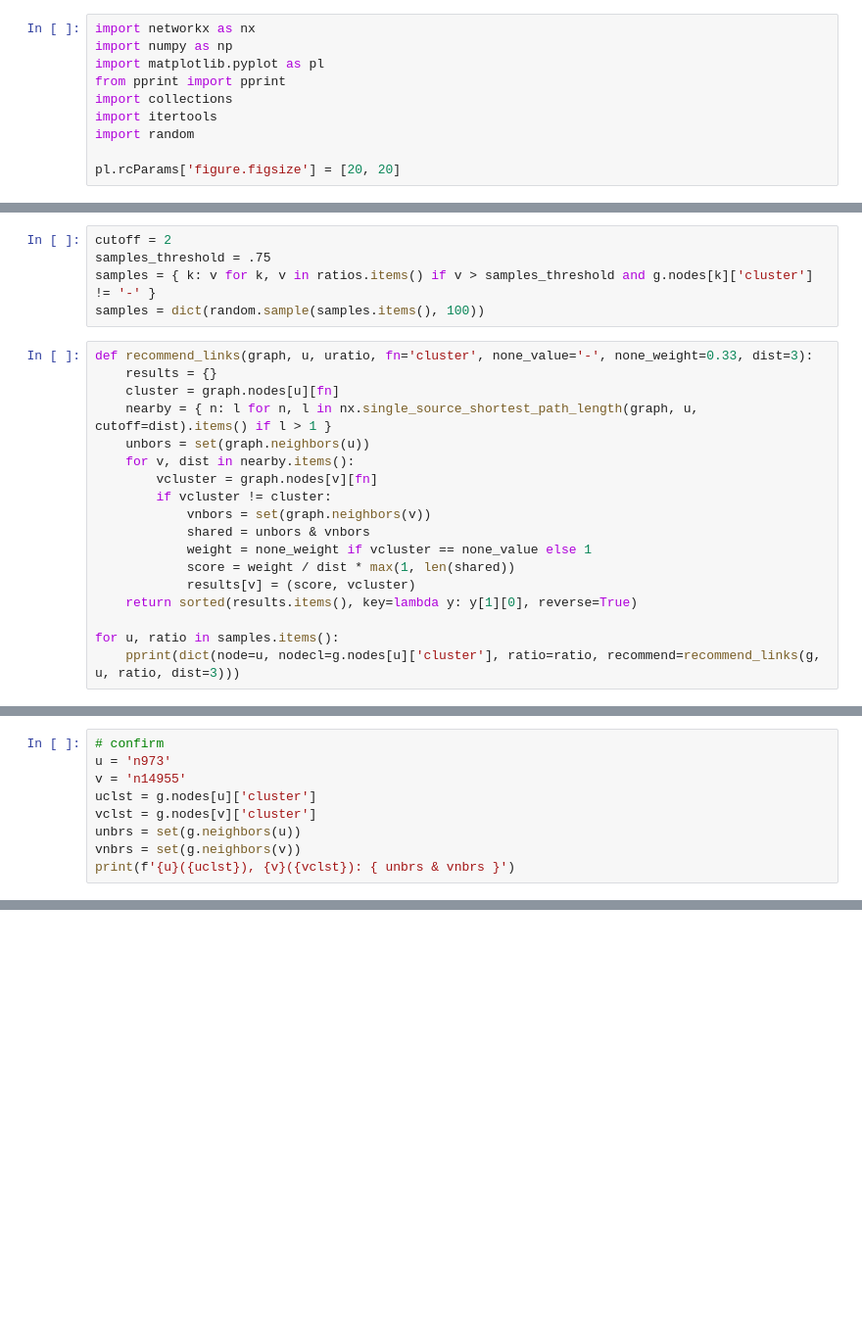
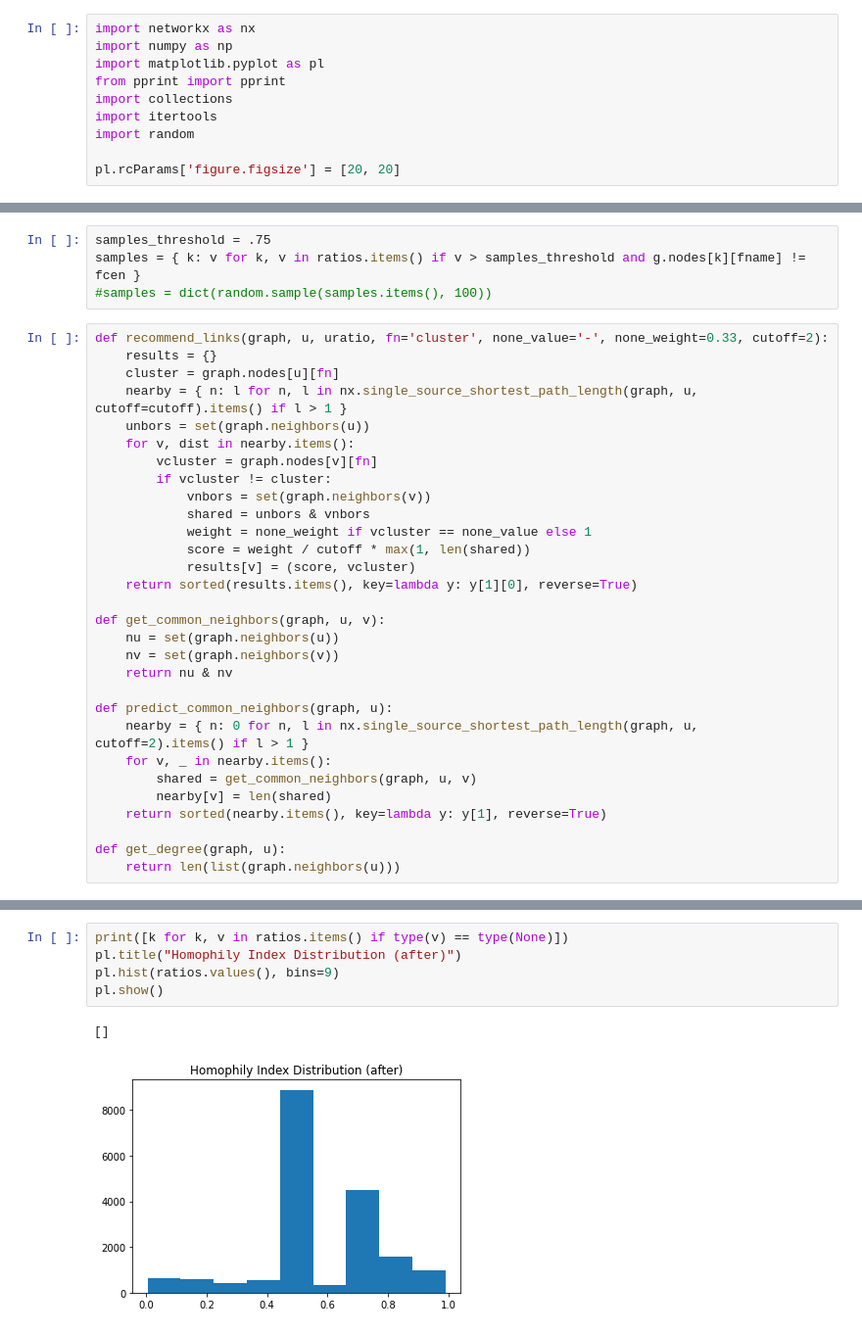
Before and after one commit to cvolny/infonet-politics, a Jupyter notebook: twitter_network.ipynb, the cells around one changed output, grey strips where cells are left out. Shown: that part at 98% size. Cells and saved outputs as stored; diff of their text form; blank space fills up the shorter version.

```diff
--- a/twitter_network.ipynb
+++ b/twitter_network.ipynb
@@ -158,13 +171,12 @@ n7472   109  0.51
 # %%
-cutoff = 2
 samples_threshold = .75
-samples = { k: v for k, v in ratios.items() if v > samples_threshold and g.nodes[k]['cluster'] != '-' }
-samples = dict(random.sample(samples.items(), 100))
+samples = { k: v for k, v in ratios.items() if v > samples_threshold and g.nodes[k][fname] != fcen }
+#samples = dict(random.sample(samples.items(), 100))
 # %%
-def recommend_links(graph, u, uratio, fn='cluster', none_value='-', none_weight=0.33, dist=3):
+def recommend_links(graph, u, uratio, fn='cluster', none_value='-', none_weight=0.33, cutoff=2):
     results = {}
     cluster = graph.nodes[u][fn]
-    nearby = { n: l for n, l in nx.single_source_shortest_path_length(graph, u, cutoff=dist).items() if l > 1 }
+    nearby = { n: l for n, l in nx.single_source_shortest_path_length(graph, u, cutoff=cutoff).items() if l > 1 }
     unbors = set(graph.neighbors(u))
     for v, dist in nearby.items():
         vcluster = graph.nodes[v][fn]
@@ -172,9 +184,21 @@ def recommend_links(graph, u, uratio, fn='cluster', none_value='-', none_weight=
             vnbors = set(graph.neighbors(v))
             shared = unbors & vnbors
             weight = none_weight if vcluster == none_value else 1
-            score = weight / dist * max(1, len(shared))
+            score = weight / cutoff * max(1, len(shared))
             results[v] = (score, vcluster)
     return sorted(results.items(), key=lambda y: y[1][0], reverse=True)
 
-for u, ratio in samples.items():
-    pprint(dict(node=u, nodecl=g.nodes[u]['cluster'], ratio=ratio, recommend=recommend_links(g, u, ratio, dist=3)))
+def get_common_neighbors(graph, u, v):
+    nu = set(graph.neighbors(u))
+    nv = set(graph.neighbors(v))
+    return nu & nv
+
+def predict_common_neighbors(graph, u):
+    nearby = { n: 0 for n, l in nx.single_source_shortest_path_length(graph, u, cutoff=2).items() if l > 1 }
+    for v, _ in nearby.items():
+        shared = get_common_neighbors(graph, u, v)
+        nearby[v] = len(shared)
+    return sorted(nearby.items(), key=lambda y: y[1], reverse=True)
+
+def get_degree(graph, u):
+    return len(list(graph.neighbors(u)))
@@ -199,9 +204,0 @@ for u, ratio in samples.items():
-# %%
-# confirm
-u = 'n973'
-v = 'n14955'
-uclst = g.nodes[u]['cluster']
-vclst = g.nodes[v]['cluster']
-unbrs = set(g.neighbors(u))
-vnbrs = set(g.neighbors(v))
-print(f'{u}({uclst}), {v}({vclst}): { unbrs & vnbrs }')
@@ -209,0 +288,8 @@ n973(left), n14955(right): {'n8891', 'n1006', 'n14322'}
+# %%
+print([k for k, v in ratios.items() if type(v) == type(None)])
+pl.title("Homophily Index Distribution (after)")
+pl.hist(ratios.values(), bins=9)
+pl.show()
+# %% [output]
+[]
+[figure, added]
```
Also changed, not shown: parts of 11 cells of this notebook, 3 other files.
